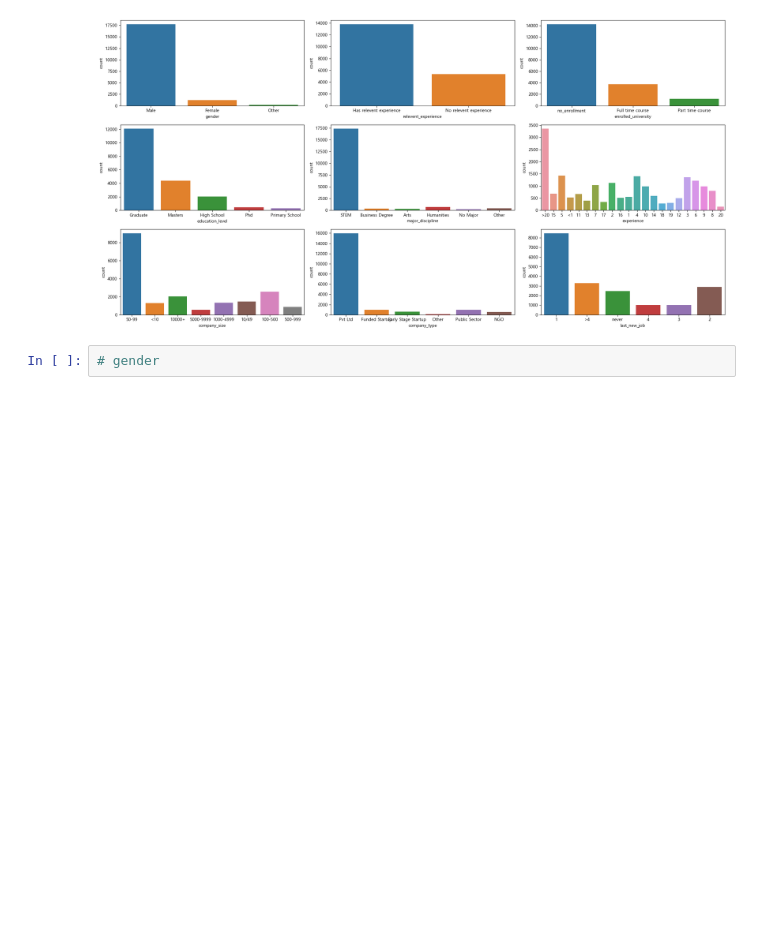
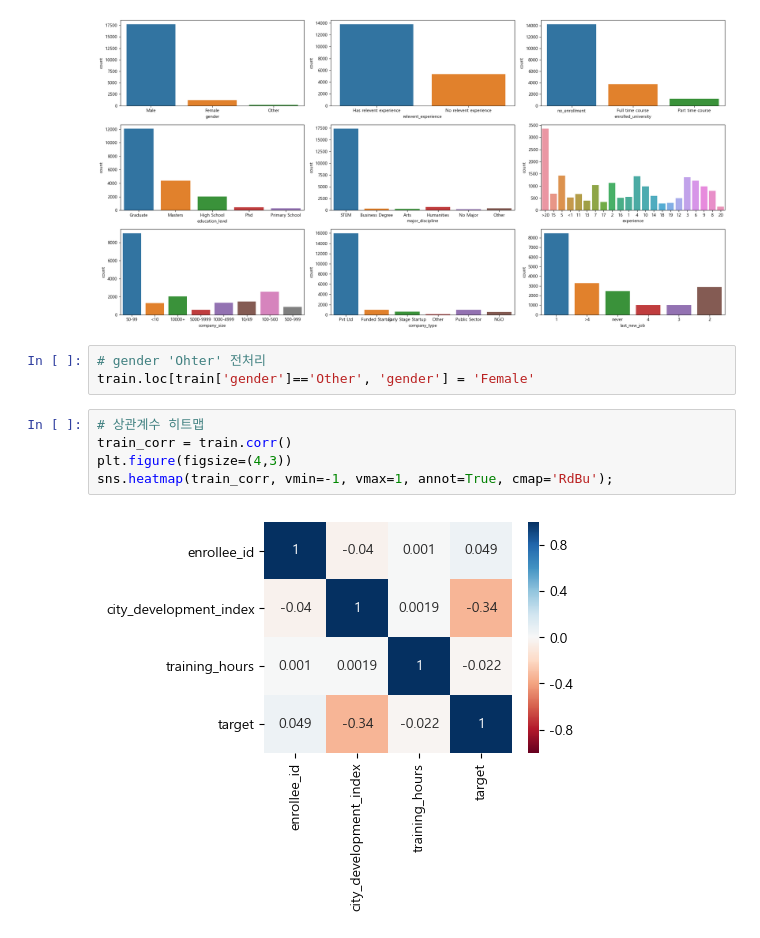
Before and after one commit to Park-Young-Bin/ADP_code, a Jupyter notebook: Kaggle_HR analytics.ipynb, the cells around one changed output. Saved outputs shown, nothing was run; the diff lists cells and outputs as text; blank space fills up the shorter version.

```diff
--- a/Kaggle_HR analytics.ipynb
+++ b/Kaggle_HR analytics.ipynb
@@ -137,5 +139,13 @@ for i, feature in zip(range(9), cate_features):
 plt.tight_layout();
 # %% [output]
 [figure]
-# %%
-# gender
+# %%
+# gender 'Ohter' 전처리
+train.loc[train['gender']=='Other', 'gender'] = 'Female'
+# %%
+# 상관계수 히트맵
+train_corr = train.corr()
+plt.figure(figsize=(4,3))
+sns.heatmap(train_corr, vmin=-1, vmax=1, annot=True, cmap='RdBu');
+# %% [output]
+[figure, added]
```
Also changed, not shown: parts of 18 cells of this notebook.
